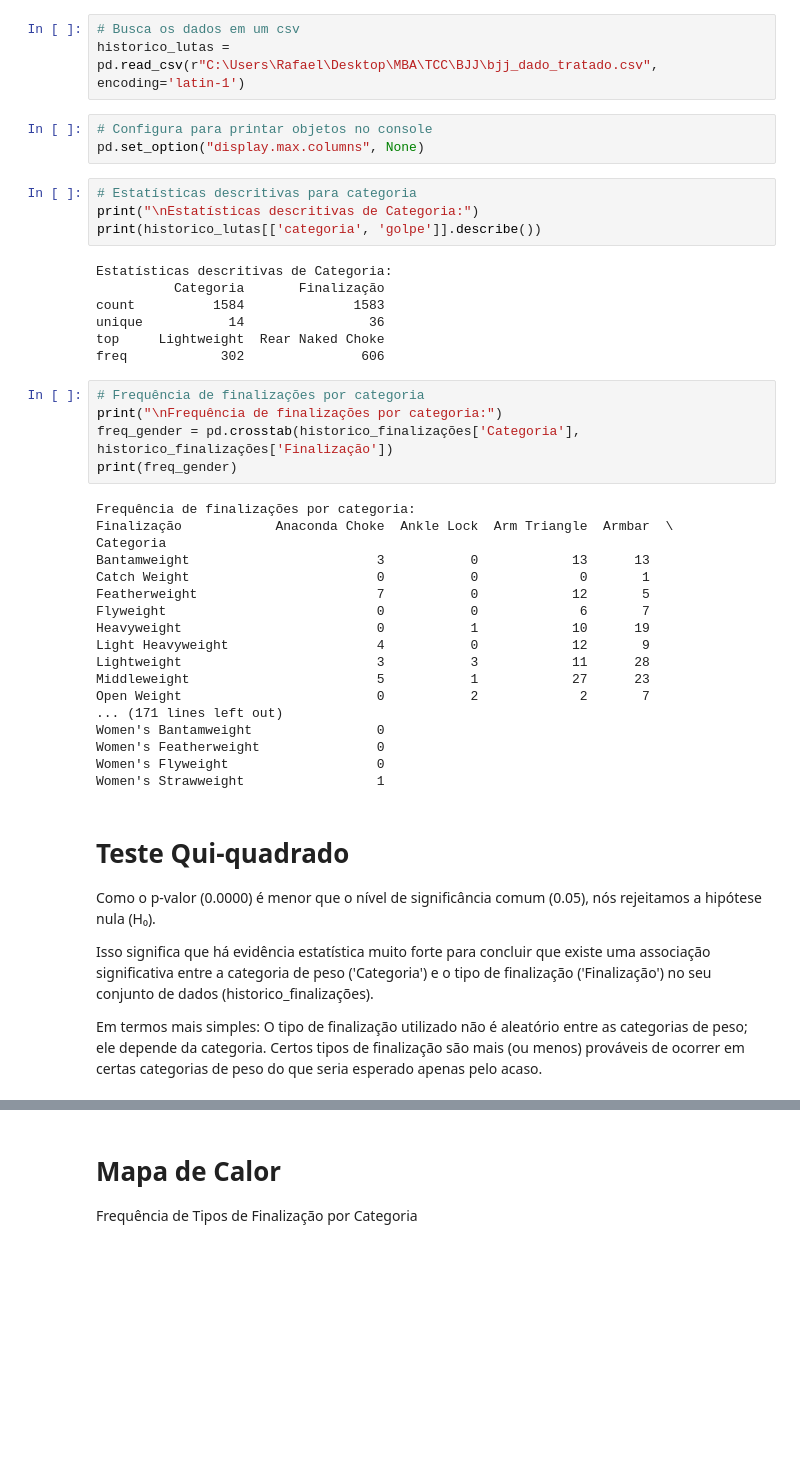
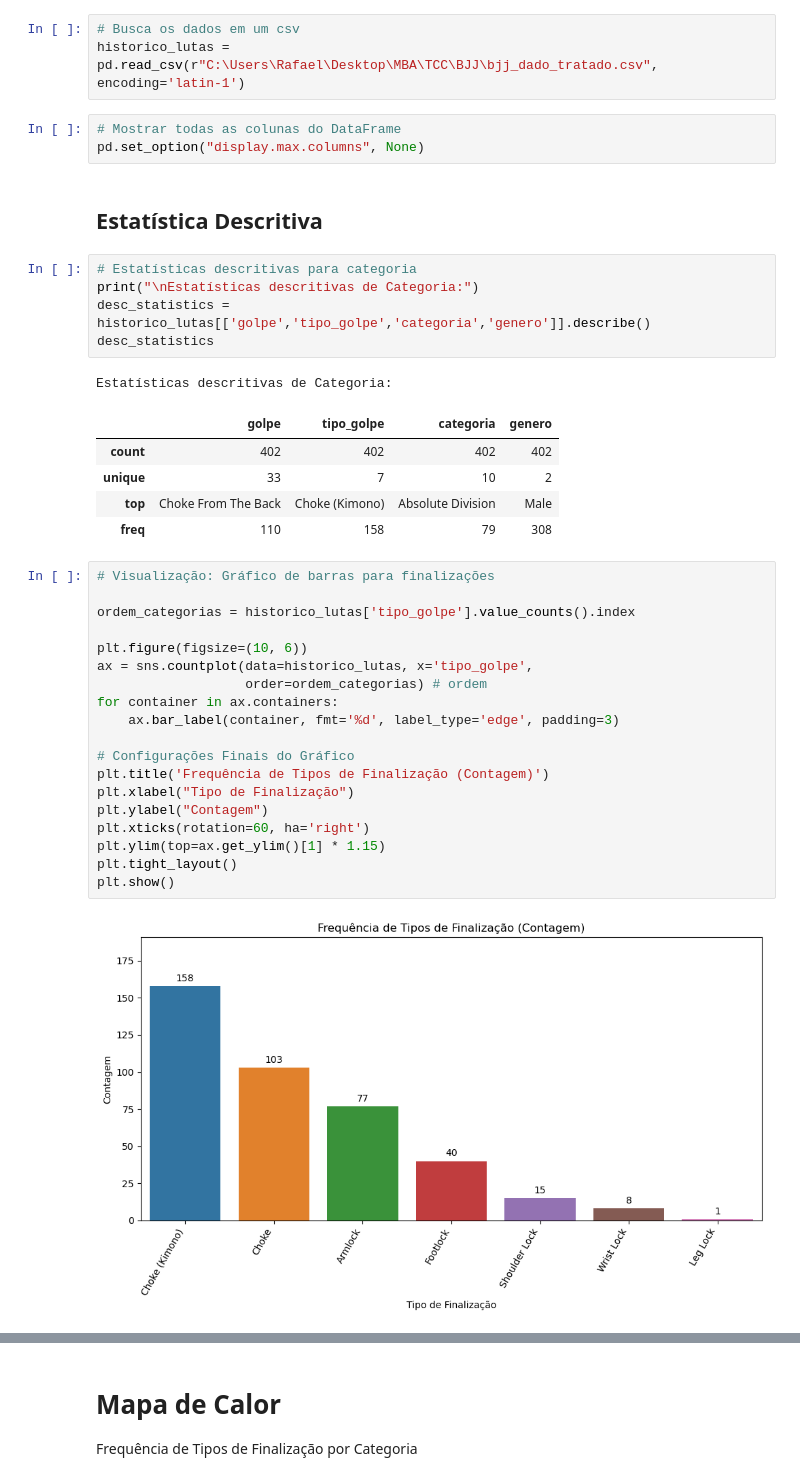
Before and after one commit to rafaelesilva/BJJ, a Jupyter notebook: 3- Análise de Dados e Estatística.ipynb, the cells around one changed output, grey strips where cells are left out. Saved outputs shown, nothing was run; the diff lists cells and outputs as text; blank space fills up the shorter version.

```diff
--- a/3- Análise de Dados e Estatística.ipynb
+++ b/3- Análise de Dados e Estatística.ipynb
@@ -8,46 +8,40 @@ from scipy.stats import chi2_contingency
 # Busca os dados em um csv
 historico_lutas = pd.read_csv(r"C:\Users\Rafael\Desktop\MBA\TCC\BJJ\bjj_dado_tratado.csv", encoding='latin-1')
 # %%
-# Configura para printar objetos no console
+# Mostrar todas as colunas do DataFrame
 pd.set_option("display.max.columns", None)
+# %% [markdown]
+## Estatística Descritiva
 # %%
 # Estatísticas descritivas para categoria
 print("\nEstatísticas descritivas de Categoria:")
-print(historico_lutas[['categoria', 'golpe']].describe())
+desc_statistics = historico_lutas[['golpe','tipo_golpe','categoria','genero']].describe()
+desc_statistics
 # %% [output]
 Estatísticas descritivas de Categoria:
-          Categoria       Finalização
-count          1584              1583
-unique           14                36
-top     Lightweight  Rear Naked Choke
-freq            302               606
+|  | golpe | tipo_golpe | categoria | genero |
+| count | 402 | 402 | 402 | 402 |
+| unique | 33 | 7 | 10 | 2 |
+| top | Choke From The Back | Choke (Kimono) | Absolute Division | Male |
+| freq | 110 | 158 | 79 | 308 |
-# %%
-# Frequência de finalizações por categoria
-print("\nFrequência de finalizações por categoria:")
-freq_gender = pd.crosstab(historico_finalizações['Categoria'], historico_finalizações['Finalização'])
-print(freq_gender)
-# %% [output]
-Frequência de finalizações por categoria:
-Finalização            Anaconda Choke  Ankle Lock  Arm Triangle  Armbar  \
-Categoria
-Bantamweight                        3           0            13      13
-Catch Weight                        0           0             0       1
-Featherweight                       7           0            12       5
-Flyweight                           0           0             6       7
-Heavyweight                         0           1            10      19
-Light Heavyweight                   4           0            12       9
-Lightweight                         3           3            11      28
-Middleweight                        5           1            27      23
-Open Weight                         0           2             2       7
-... (171 lines left out)
-Women's Bantamweight                0
-Women's Featherweight               0
-Women's Flyweight                   0
-Women's Strawweight                 1
-# %% [markdown]
-# Teste Qui-quadrado
-Como o p-valor (0.0000) é menor que o nível de significância comum (0.05), nós rejeitamos a hipótese nula (H₀).
-
-Isso significa que há evidência estatística muito forte para concluir que existe uma associação significativa entre a categoria de peso ('Categoria') e o tipo de finalização ('Finalização') no seu conjunto de dados (historico_finalizações).
-
-Em termos mais simples: O tipo de finalização utilizado não é aleatório entre as categorias de peso; ele depende da categoria. Certos tipos de finalização são mais (ou menos) prováveis de ocorrer em certas categorias de peso do que seria esperado apenas pelo acaso.
+# %%
+# Visualização: Gráfico de barras para finalizações
+
+ordem_categorias = historico_lutas['tipo_golpe'].value_counts().index
+
+plt.figure(figsize=(10, 6))
+ax = sns.countplot(data=historico_lutas, x='tipo_golpe',
+                   order=ordem_categorias) # ordem
+for container in ax.containers:
+    ax.bar_label(container, fmt='%d', label_type='edge', padding=3)
+
+# Configurações Finais do Gráfico
+plt.title('Frequência de Tipos de Finalização (Contagem)')
+plt.xlabel("Tipo de Finalização")
+plt.ylabel("Contagem")
+plt.xticks(rotation=60, ha='right')
+plt.ylim(top=ax.get_ylim()[1] * 1.15)
+plt.tight_layout()
+plt.show()
+# %% [output]
+[figure, added]
```
Also changed, not shown: parts of 19 cells of this notebook, 3 other files.
